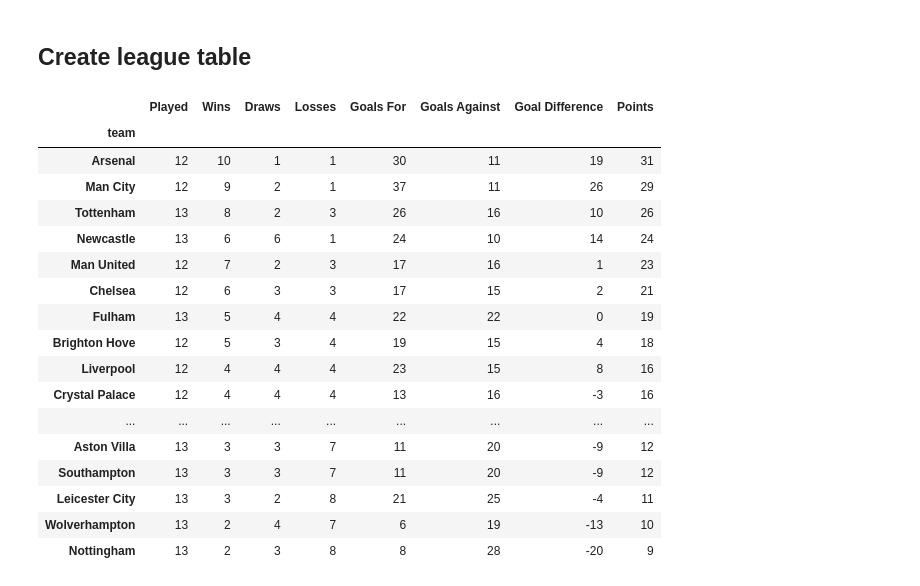
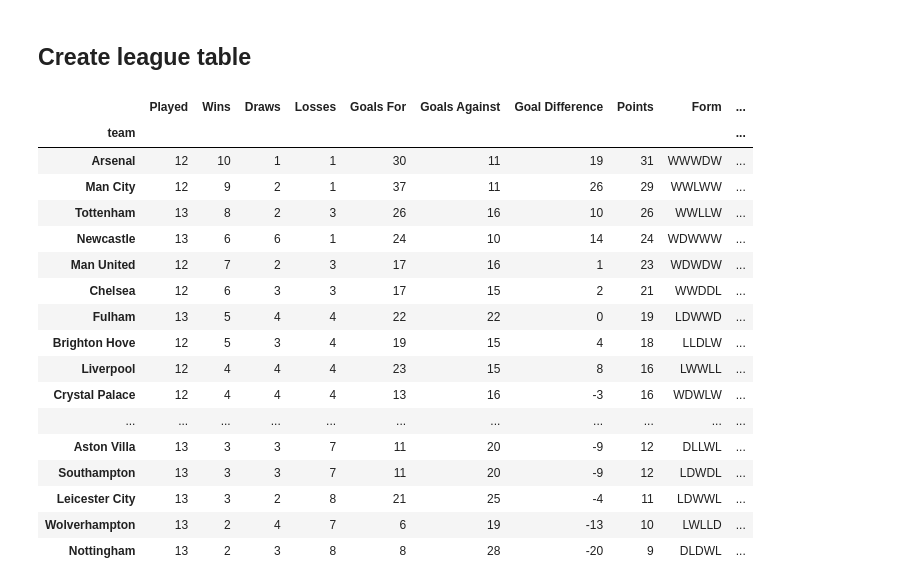
Before and after one commit to solstice035/footballdash, a Jupyter notebook: code/notebooks/results_api.ipynb, the cells around one changed output. Cells and saved outputs as stored; diff of their text form; code cells hidden in the pictures.

Commit message:
added form and postion to league table

```diff
--- a/code/notebooks/results_api.ipynb
+++ b/code/notebooks/results_api.ipynb
@@ -158,38 +169,55 @@ df_matches.head(20)
 # %%
 def league(x):
     results = {
         'Played': x['result'].count(),
         'Wins': (x['result'] == 'W').sum(),
         'Draws': (x['result'] == 'D').sum(),
         'Losses': (x['result'] == 'L').sum(),
         'Goals For': x['goals_scored'].sum(),
         'Goals Against': x['goals_against'].sum(),
         'Goal Difference': x['goals_scored'].sum() - x['goals_against'].sum(),
         'Points': x['points'].sum()
 
     }
     return pd.Series(results)
 
+# calculate form (last 5 matches)
+df_form = df_matches.groupby('team').tail(5)
+df_form = df_form.groupby('team')['result'].apply(lambda x: ''.join(x))
+df_form = pd.DataFrame(df_form)
+df_form = df_form.rename(columns={'result': 'Form'})
+
+
+# apply league function
 df_league = df_matches.groupby('team').apply(league)
+# merge in form
+df_league = df_league.merge(df_form, left_index=True, right_index=True)
+# Sort by points and then goal difference
 df_league = df_league.sort_values(by=['Points', 'Goal Difference'], ascending=False)
+# add column for position
+df_league['Position'] = df_league['Points'].rank(ascending=False, method='first')
+# reformat position to int
+df_league['Position'] = df_league['Position'].astype(int)
+# export to csv
+df_league.to_csv(f'../../output/{date}-league_.csv')
 
 df_league.head(20)
 # %% [output]
-|  | Played | Wins | Draws | Losses | Goals For | Goals Against | Goal Difference | Points |
-| team |  |  |  |  |  |  |  |  |
-| Arsenal | 12 | 10 | 1 | 1 | 30 | 11 | 19 | 31 |
-| Man City | 12 | 9 | 2 | 1 | 37 | 11 | 26 | 29 |
-| Tottenham | 13 | 8 | 2 | 3 | 26 | 16 | 10 | 26 |
-| Newcastle | 13 | 6 | 6 | 1 | 24 | 10 | 14 | 24 |
-| Man United | 12 | 7 | 2 | 3 | 17 | 16 | 1 | 23 |
-| Chelsea | 12 | 6 | 3 | 3 | 17 | 15 | 2 | 21 |
-| Fulham | 13 | 5 | 4 | 4 | 22 | 22 | 0 | 19 |
-| Brighton Hove | 12 | 5 | 3 | 4 | 19 | 15 | 4 | 18 |
-| Liverpool | 12 | 4 | 4 | 4 | 23 | 15 | 8 | 16 |
-| Crystal Palace | 12 | 4 | 4 | 4 | 13 | 16 | -3 | 16 |
-| ... | ... | ... | ... | ... | ... | ... | ... | ... |
-| Aston Villa | 13 | 3 | 3 | 7 | 11 | 20 | -9 | 12 |
-| Southampton | 13 | 3 | 3 | 7 | 11 | 20 | -9 | 12 |
-| Leicester City | 13 | 3 | 2 | 8 | 21 | 25 | -4 | 11 |
-| Wolverhampton | 13 | 2 | 4 | 7 | 6 | 19 | -13 | 10 |
-| Nottingham | 13 | 2 | 3 | 8 | 8 | 28 | -20 | 9 |
+|  | Played | Wins | Draws | Losses | Goals For | Goals Against | Goal Difference | Points | Form | ... |
+| team |  |  |  |  |  |  |  |  |  | ... |
+| Arsenal | 12 | 10 | 1 | 1 | 30 | 11 | 19 | 31 | WWWDW | ... |
+| Man City | 12 | 9 | 2 | 1 | 37 | 11 | 26 | 29 | WWLWW | ... |
+| Tottenham | 13 | 8 | 2 | 3 | 26 | 16 | 10 | 26 | WWLLW | ... |
+| Newcastle | 13 | 6 | 6 | 1 | 24 | 10 | 14 | 24 | WDWWW | ... |
+| Man United | 12 | 7 | 2 | 3 | 17 | 16 | 1 | 23 | WDWDW | ... |
+| Chelsea | 12 | 6 | 3 | 3 | 17 | 15 | 2 | 21 | WWDDL | ... |
+| Fulham | 13 | 5 | 4 | 4 | 22 | 22 | 0 | 19 | LDWWD | ... |
+| Brighton Hove | 12 | 5 | 3 | 4 | 19 | 15 | 4 | 18 | LLDLW | ... |
+| Liverpool | 12 | 4 | 4 | 4 | 23 | 15 | 8 | 16 | LWWLL | ... |
+| Crystal Palace | 12 | 4 | 4 | 4 | 13 | 16 | -3 | 16 | WDWLW | ... |
+| ... | ... | ... | ... | ... | ... | ... | ... | ... | ... | ... |
+| Aston Villa | 13 | 3 | 3 | 7 | 11 | 20 | -9 | 12 | DLLWL | ... |
+| Southampton | 13 | 3 | 3 | 7 | 11 | 20 | -9 | 12 | LDWDL | ... |
+| Leicester City | 13 | 3 | 2 | 8 | 21 | 25 | -4 | 11 | LDWWL | ... |
+| Wolverhampton | 13 | 2 | 4 | 7 | 6 | 19 | -13 | 10 | LWLLD | ... |
+| Nottingham | 13 | 2 | 3 | 8 | 8 | 28 | -20 | 9 | DLDWL | ... |
```
Also changed, not shown: parts of 3 cells of this notebook.
